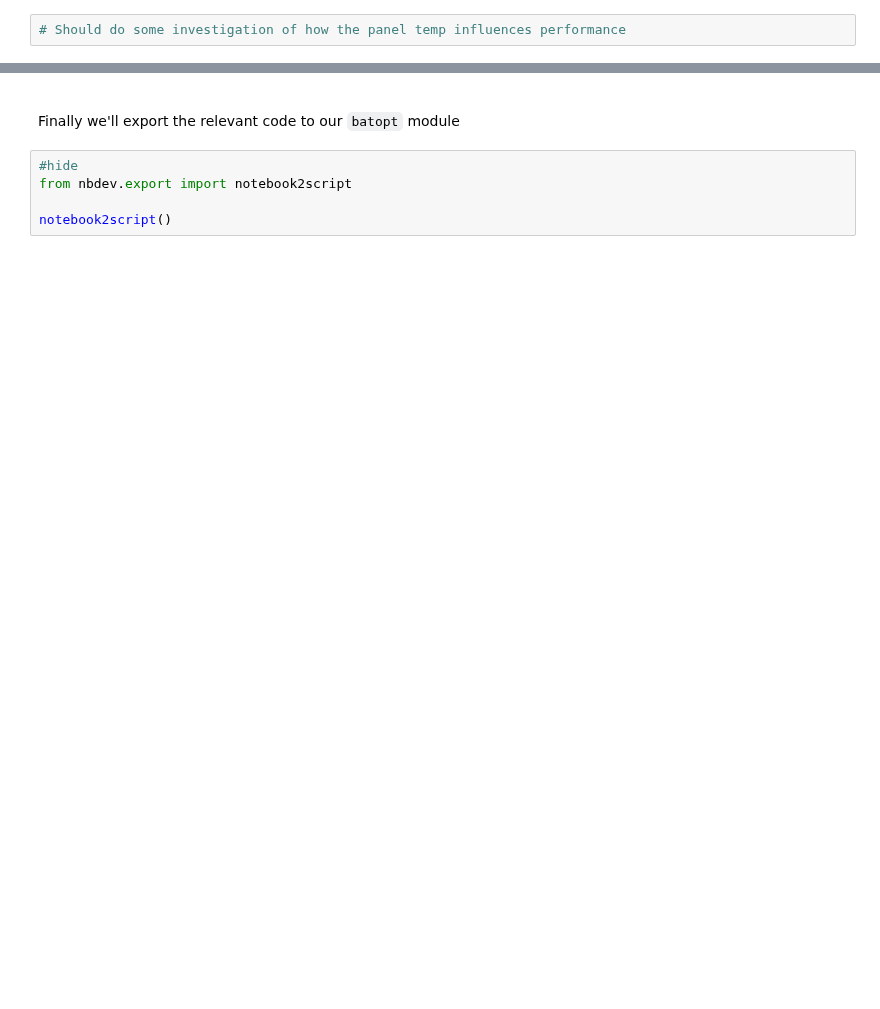
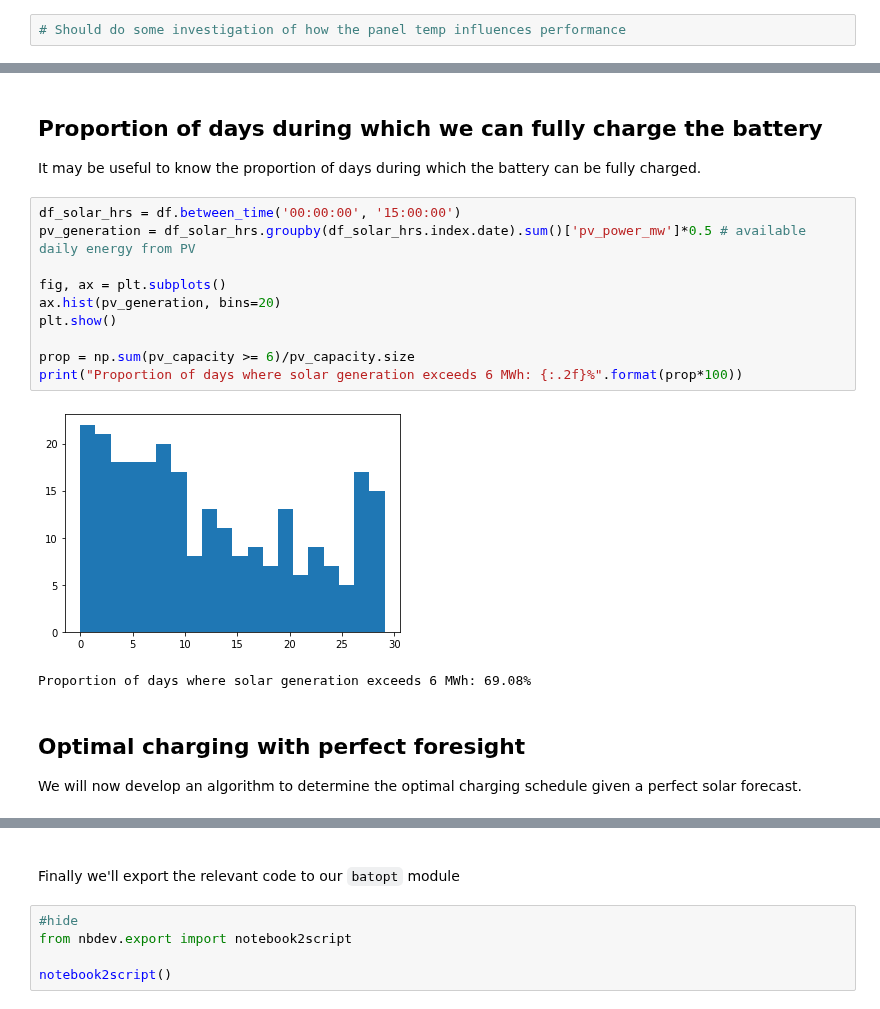
Before and after one commit to AyrtonB/WPD-DS-Challenge, a Jupyter notebook: nbs/03-pv-forecast.ipynb, the cells around one changed output, grey strips where cells are left out. Cells and saved outputs as stored; diff of their text form; blank space fills up the shorter version.

```diff
--- a/nbs/03-pv-forecast.ipynb
+++ b/nbs/03-pv-forecast.ipynb
@@ -14,0 +140,21 @@ import pandas as pd
+# %% [markdown]
+## Proportion of days during which we can fully charge the battery
+
+It may be useful to know the proportion of days during which the battery can be fully charged.
+# %%
+df_solar_hrs = df.between_time('00:00:00', '15:00:00')
+pv_generation = df_solar_hrs.groupby(df_solar_hrs.index.date).sum()['pv_power_mw']*0.5 # available daily energy from PV
+
+fig, ax = plt.subplots()
+ax.hist(pv_generation, bins=20)
+plt.show()
+
+prop = np.sum(pv_capacity >= 6)/pv_capacity.size
+print("Proportion of days where solar generation exceeds 6 MWh: {:.2f}%".format(prop*100))
+# %% [output]
+[figure, added]
+Proportion of days where solar generation exceeds 6 MWh: 69.08%
+# %% [markdown]
+## Optimal charging with perfect foresight
+
+We will now develop an algorithm to determine the optimal charging schedule given a perfect solar forecast.
```
Also changed, not shown: parts of 18 cells of this notebook.
